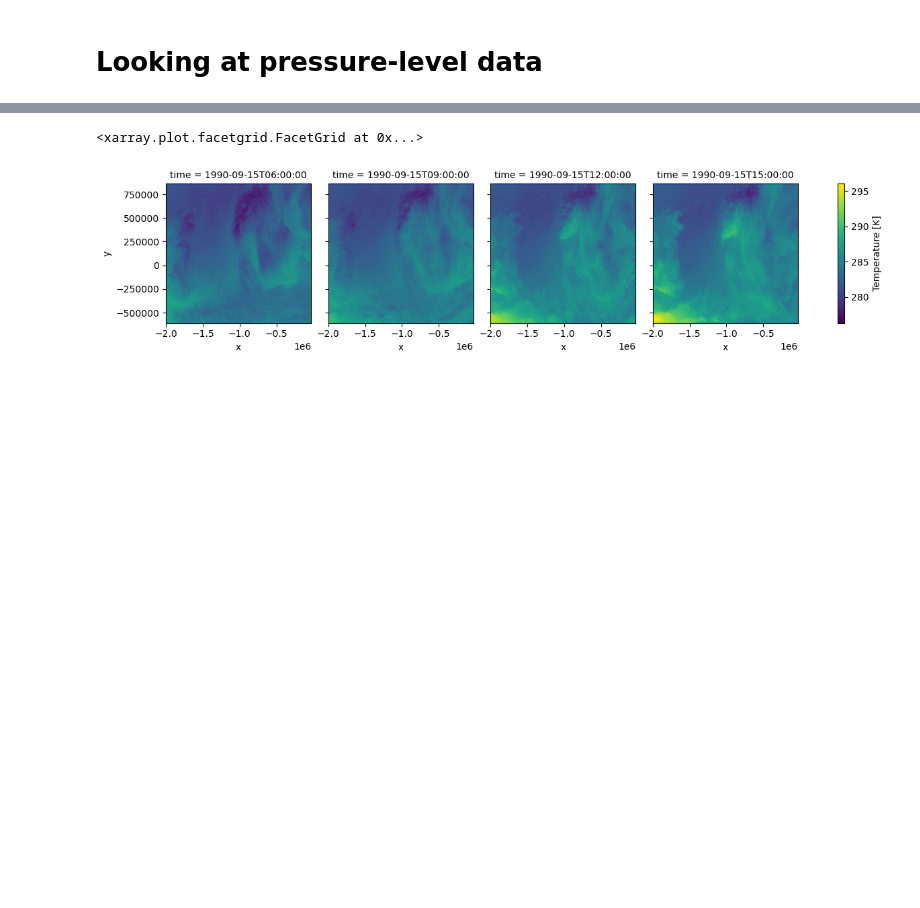
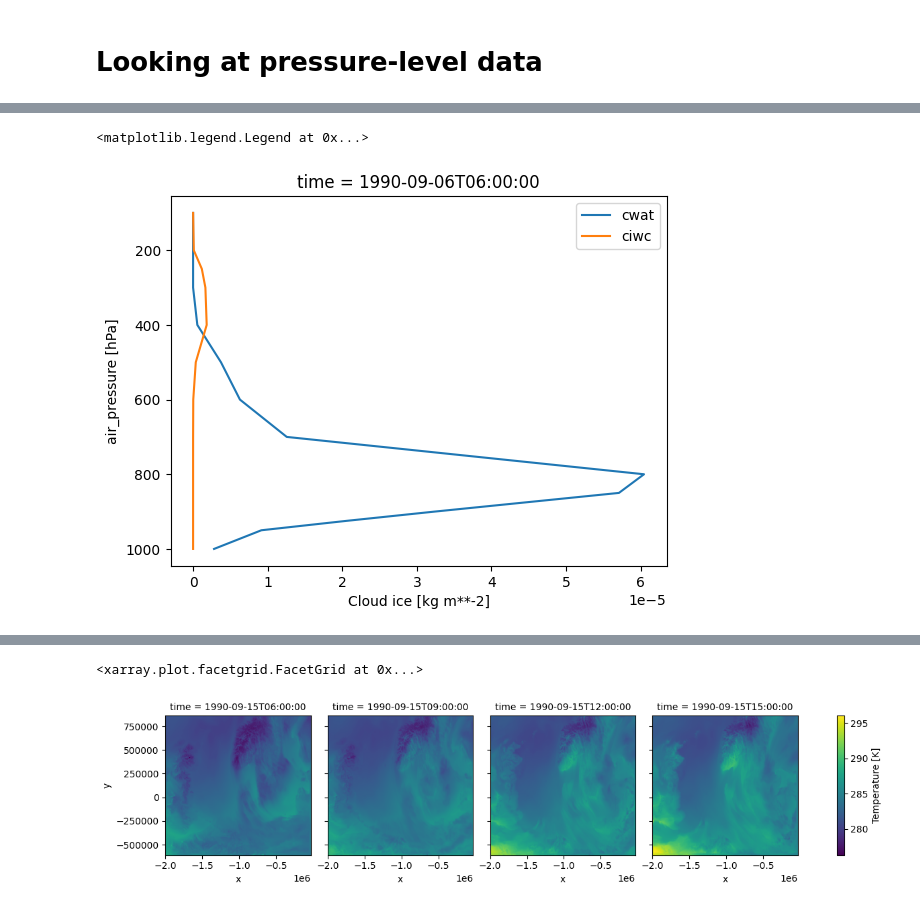
Before and after one commit to mllam/grib-reanalysis-to-zarr, a Jupyter notebook: notebooks/overview.ipynb, the cells around one changed output, grey strips where cells are left out. Drawn from its saved outputs; the diff is of its cells as text; code cells hidden in the pictures; blank space fills up the shorter version.

```diff
--- a/notebooks/overview.ipynb
+++ b/notebooks/overview.ipynb
@@ -123,0 +126,7 @@ Attributes:
+# %%
+ds_pl.mean(dim=["x", "y"], keep_attrs=True).isel(time=42).cwat.plot(yincrease=False, y="pressure", label="cwat")
+ds_pl.mean(dim=["x", "y"], keep_attrs=True).isel(time=42).ciwc.plot(yincrease=False, y="pressure", label="ciwc")
+plt.gca().legend()
+# %% [output]
+<matplotlib.legend.Legend at 0x...>
+[figure, added]
```
Also changed, not shown: parts of 17 cells of this notebook, 4 other files.
